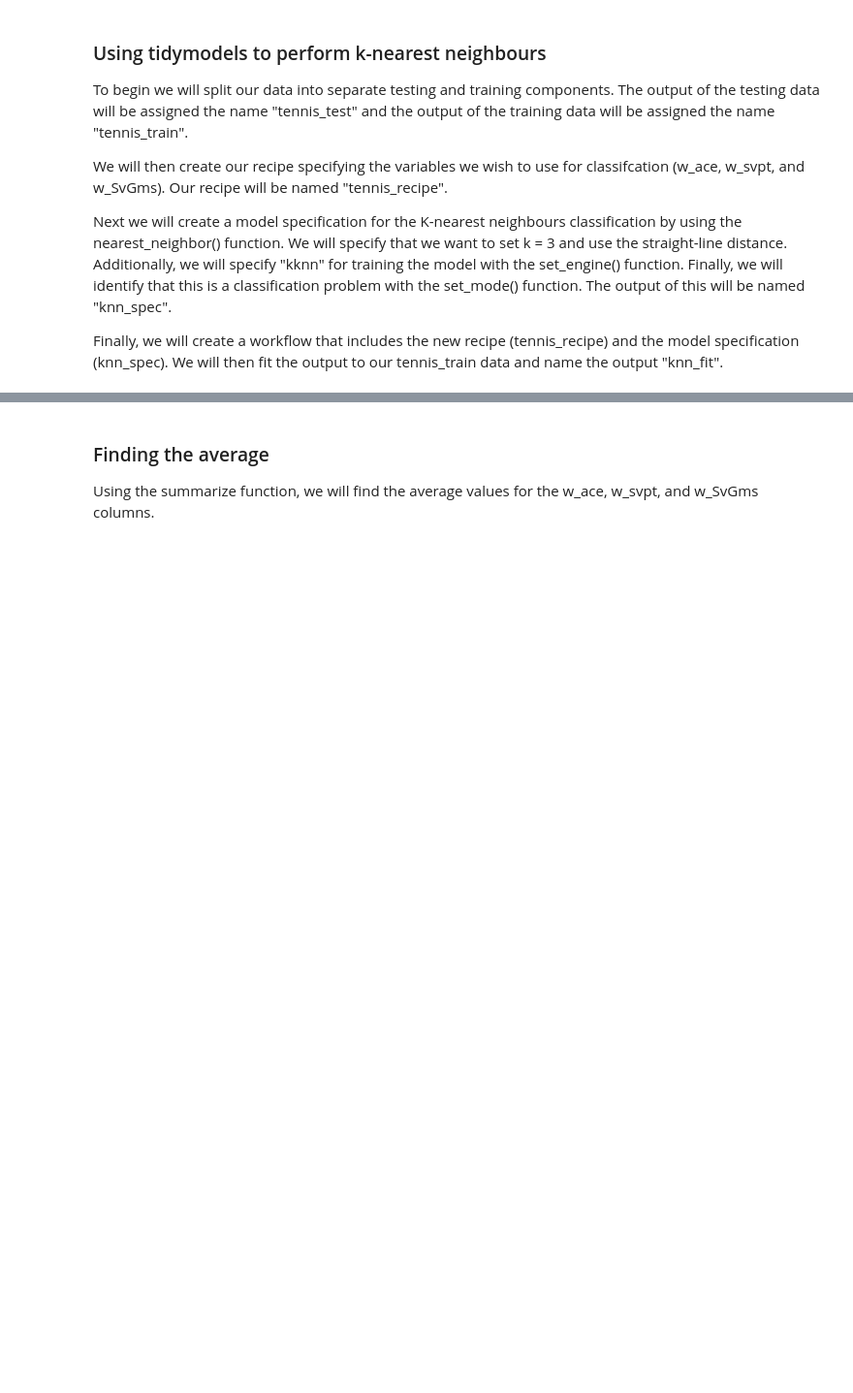
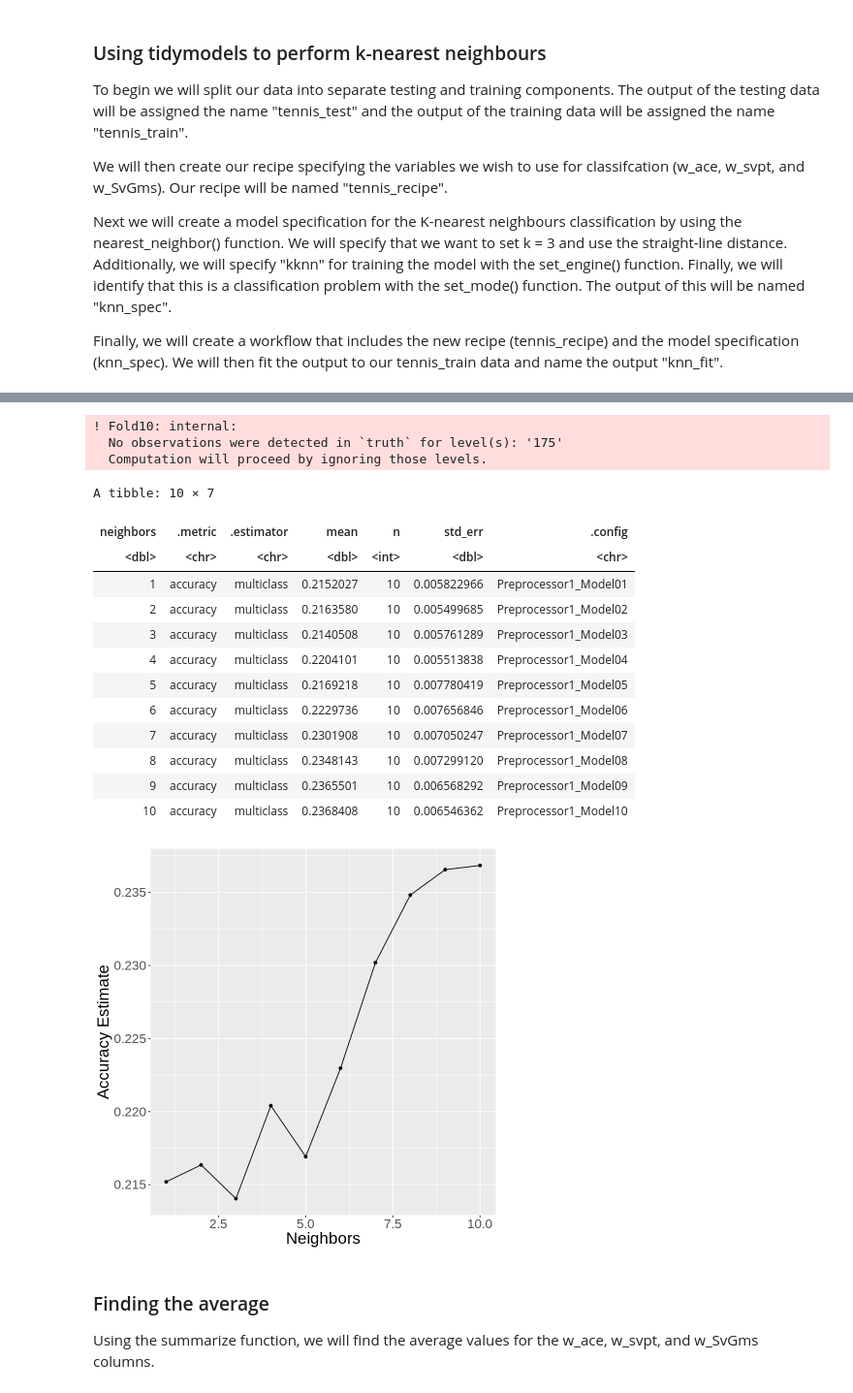
Before and after one commit to Tom0809/Group-Project, a Jupyter notebook: Group Project.ipynb, the cells around one changed output, grey strips where cells are left out. Shown at 97% size. Saved outputs shown, nothing was run; the diff lists cells and outputs as text; code cells hidden in the pictures; blank space fills up the shorter version.

```diff
--- a/Group Project.ipynb
+++ b/Group Project.ipynb
@@ -254,0 +273,41 @@ ERROR: Error in eval(predvars, data, env): object 'w_SvGms' not found
+# %%
+set.seed(2020)
+
+
+gridvals <- tibble(neighbors = seq(from = 1, to = 10, by = 1))
+
+knn_result <- workflow()|>
+add_recipe(tennis_recipe)|>
+add_model(knn_spec)|>
+tune_grid(resamples = tennis_vfold, grid = gridvals)|>
+collect_metrics()|>
+filter(.metric == "accuracy")
+
+knn_result
+
+cross_val_plot <- knn_result|>
+ggplot(aes (x = neighbors, y = mean))+
+geom_point()+
+geom_line()+
+labs(x = "Neighbors", y = "Accuracy Estimate")+
+theme(text = element_text(size = 20))
+
+cross_val_plot
+# %% [output]
+! Fold10: internal:
+  No observations were detected in `truth` for level(s): '175'
+  Computation will proceed by ignoring those levels.
+A tibble: 10 × 7
+| neighbors | .metric | .estimator | mean | n | std_err | .config |
+| <dbl> | <chr> | <chr> | <dbl> | <int> | <dbl> | <chr> |
+| 1 | accuracy | multiclass | 0.2152027 | 10 | 0.005822966 | Preprocessor1_Model01 |
+| 2 | accuracy | multiclass | 0.2163580 | 10 | 0.005499685 | Preprocessor1_Model02 |
+| 3 | accuracy | multiclass | 0.2140508 | 10 | 0.005761289 | Preprocessor1_Model03 |
+| 4 | accuracy | multiclass | 0.2204101 | 10 | 0.005513838 | Preprocessor1_Model04 |
+| 5 | accuracy | multiclass | 0.2169218 | 10 | 0.007780419 | Preprocessor1_Model05 |
+| 6 | accuracy | multiclass | 0.2229736 | 10 | 0.007656846 | Preprocessor1_Model06 |
+| 7 | accuracy | multiclass | 0.2301908 | 10 | 0.007050247 | Preprocessor1_Model07 |
+| 8 | accuracy | multiclass | 0.2348143 | 10 | 0.007299120 | Preprocessor1_Model08 |
+| 9 | accuracy | multiclass | 0.2365501 | 10 | 0.006568292 | Preprocessor1_Model09 |
+| 10 | accuracy | multiclass | 0.2368408 | 10 | 0.006546362 | Preprocessor1_Model10 |
+[figure, added]
```
Also changed, not shown: parts of 12 cells of this notebook.
